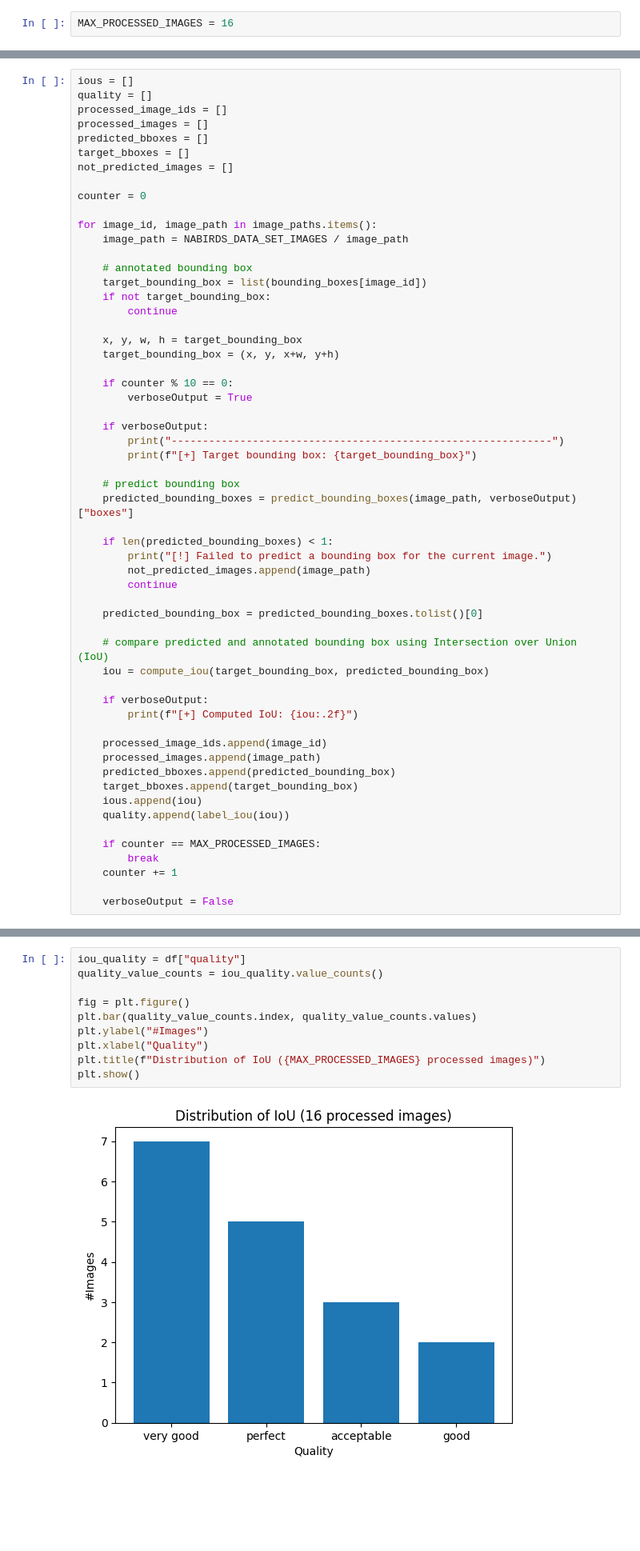
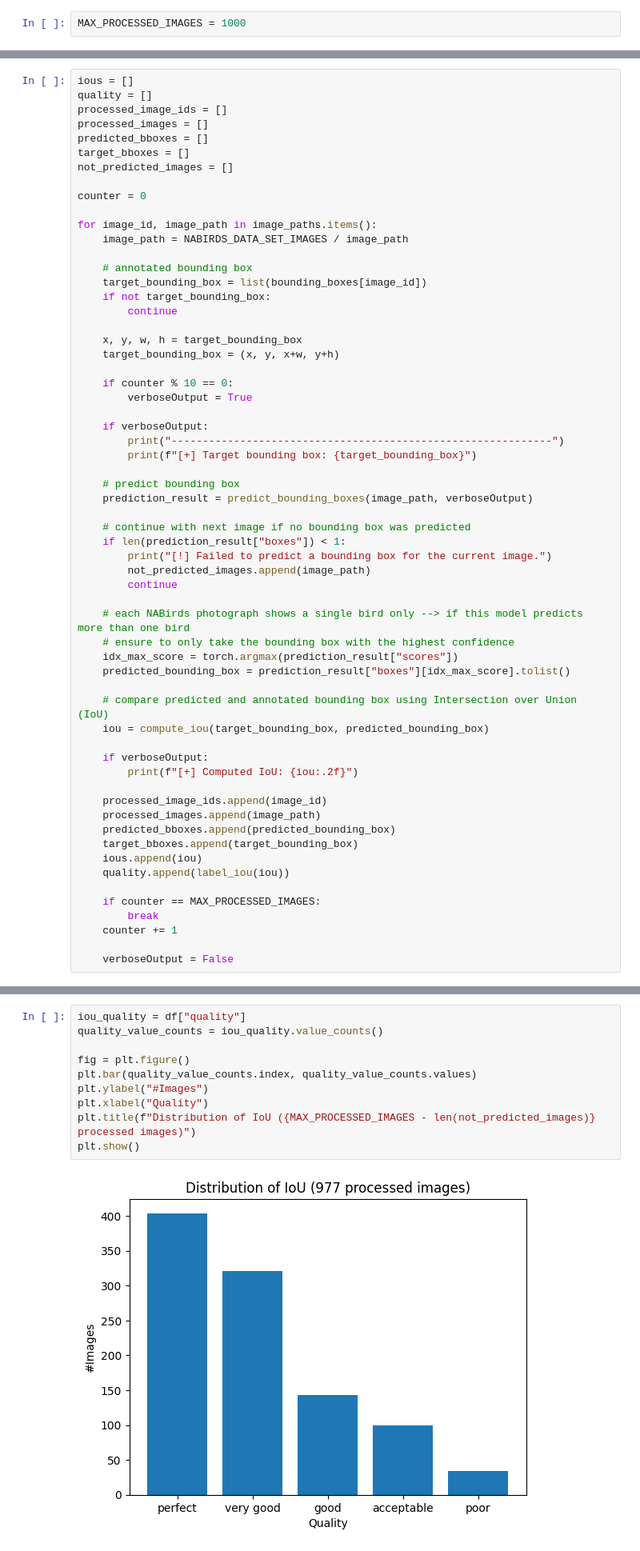
Before and after one commit to mar-l01/bird-finder, a Jupyter notebook: notebooks/inference_pipeline.ipynb, the cells around one changed output, grey strips where cells are left out. Shown at 80% size. Saved outputs shown, nothing was run; the diff lists cells and outputs as text; blank space fills up the shorter version.

Commit message:
ensure the bounding box with highest score is used (if more than one bbox is predicted)

```diff
--- a/notebooks/inference_pipeline.ipynb
+++ b/notebooks/inference_pipeline.ipynb
@@ -116,5 +116,5 @@ Below cell iterates over `<MAX_PROCESSED_IMAGES>` images of the NABirds dataset
 # %%
-MAX_PROCESSED_IMAGES = 16
+MAX_PROCESSED_IMAGES = 1000
 # %%
 def predict_bounding_boxes(image_path, verboseOutput=False):
     image = Image.open(image_path)
@@ -170,14 +170,18 @@ for image_id, image_path in image_paths.items():
         print(f"[+] Target bounding box: {target_bounding_box}")
 
     # predict bounding box
-    predicted_bounding_boxes = predict_bounding_boxes(image_path, verboseOutput)["boxes"]
+    prediction_result = predict_bounding_boxes(image_path, verboseOutput)
 
-    if len(predicted_bounding_boxes) < 1:
+    # continue with next image if no bounding box was predicted
+    if len(prediction_result["boxes"]) < 1:
         print("[!] Failed to predict a bounding box for the current image.")
         not_predicted_images.append(image_path)
         continue
 
-    predicted_bounding_box = predicted_bounding_boxes.tolist()[0]
+    # each NABirds photograph shows a single bird only --> if this model predicts more than one bird
+    # ensure to only take the bounding box with the highest confidence
+    idx_max_score = torch.argmax(prediction_result["scores"])
+    predicted_bounding_box = prediction_result["boxes"][idx_max_score].tolist()
 
     # compare predicted and annotated bounding box using Intersection over Union (IoU)
     iou = compute_iou(target_bounding_box, predicted_bounding_box)
@@ -225,15 +238,15 @@ df.to_csv(f"../.data/nabirds_iou_{MAX_PROCESSED_IMAGES}imgs.csv")
 # %%
 iou_quality = df["quality"]
 quality_value_counts = iou_quality.value_counts()
 
 fig = plt.figure()
 plt.bar(quality_value_counts.index, quality_value_counts.values)
 plt.ylabel("#Images")
 plt.xlabel("Quality")
-plt.title(f"Distribution of IoU ({MAX_PROCESSED_IMAGES} processed images)")
+plt.title(f"Distribution of IoU ({MAX_PROCESSED_IMAGES - len(not_predicted_images)} processed images)")
 plt.show()
 # %% [output]
-[figure, old version]
+[figure, new version]
 # %% [markdown]
 #### Show some predicted - target bounding boxes
 Show 4x4 images which contain the predicted and target bounding boxes including the calculated IoU.
```
Also changed, not shown: parts of 3 cells of this notebook, 1 other file.
